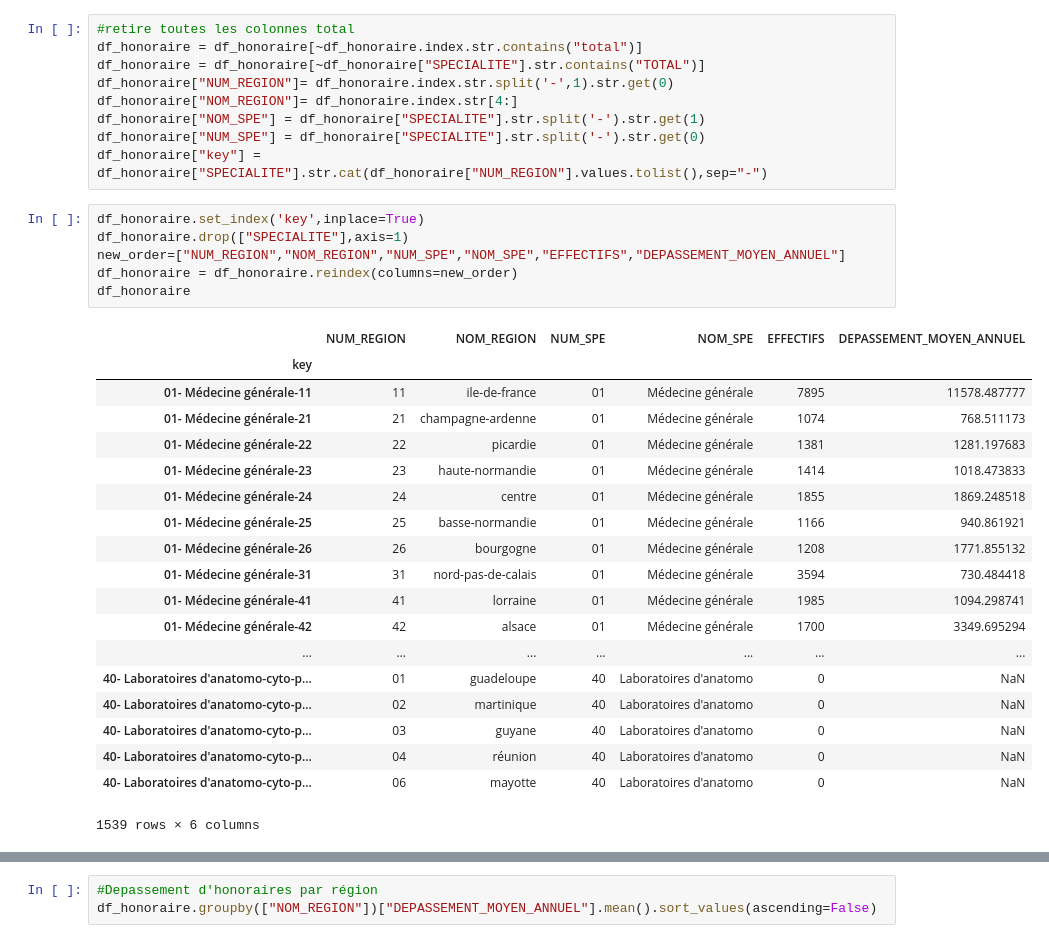
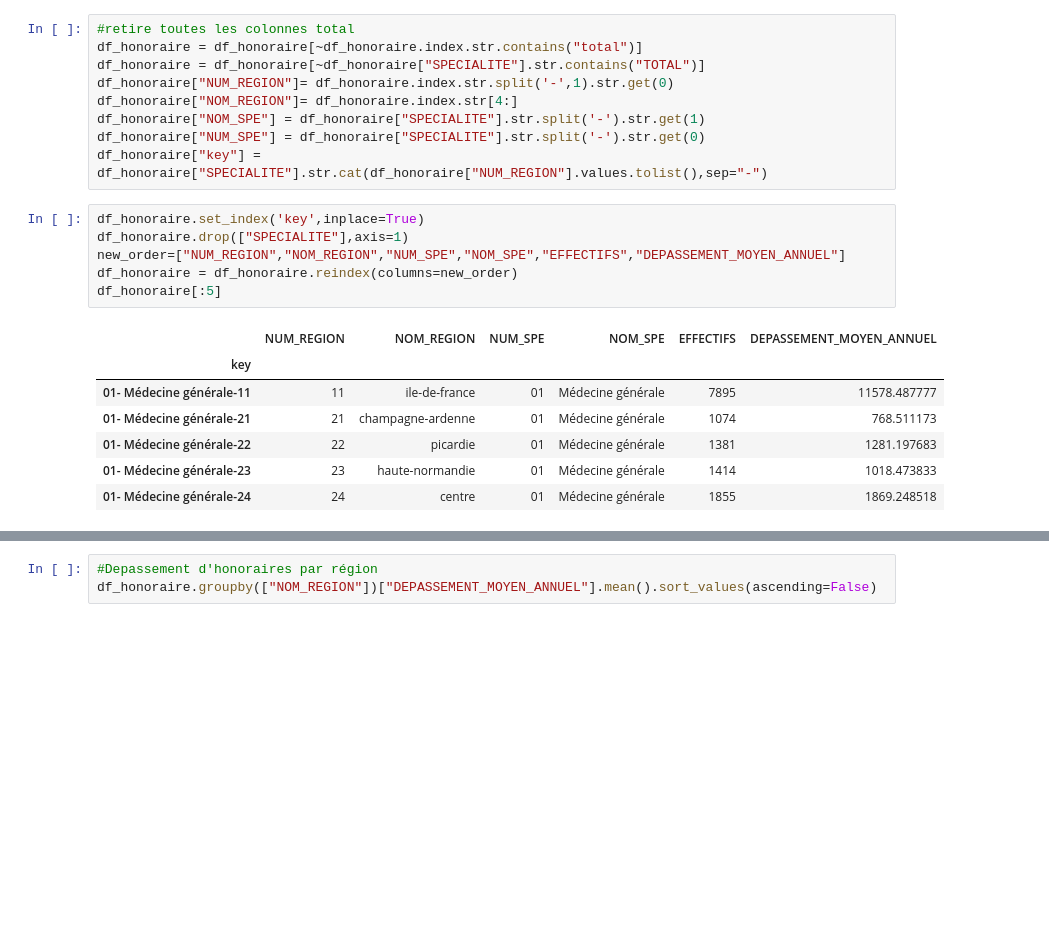
Before and after one commit to MS-BGD-2018-KIT-BIGDATA/Mehdi_Regina, a Jupyter notebook: lesson5/exo_dom_lesson5.ipynb, the cells around one changed output, grey strips where cells are left out. Cells and saved outputs as stored; diff of their text form; blank space fills up the shorter version.

```diff
--- a/lesson5/exo_dom_lesson5.ipynb
+++ b/lesson5/exo_dom_lesson5.ipynb
@@ -40,29 +40,17 @@ df_honoraire["key"] = df_honoraire["SPECIALITE"].str.cat(df_honoraire["NUM_REGIO
 # %%
 df_honoraire.set_index('key',inplace=True)
 df_honoraire.drop(["SPECIALITE"],axis=1)
 new_order=["NUM_REGION","NOM_REGION","NUM_SPE","NOM_SPE","EFFECTIFS","DEPASSEMENT_MOYEN_ANNUEL"]
 df_honoraire = df_honoraire.reindex(columns=new_order)
-df_honoraire
+df_honoraire[:5]
 # %% [output]
 |  | NUM_REGION | NOM_REGION | NUM_SPE | NOM_SPE | EFFECTIFS | DEPASSEMENT_MOYEN_ANNUEL |
 | key |  |  |  |  |  |  |
 | 01- Médecine générale-11 | 11 | ile-de-france | 01 | Médecine générale | 7895 | 11578.487777 |
 | 01- Médecine générale-21 | 21 | champagne-ardenne | 01 | Médecine générale | 1074 | 768.511173 |
 | 01- Médecine générale-22 | 22 | picardie | 01 | Médecine générale | 1381 | 1281.197683 |
 | 01- Médecine générale-23 | 23 | haute-normandie | 01 | Médecine générale | 1414 | 1018.473833 |
 | 01- Médecine générale-24 | 24 | centre | 01 | Médecine générale | 1855 | 1869.248518 |
-| 01- Médecine générale-25 | 25 | basse-normandie | 01 | Médecine générale | 1166 | 940.861921 |
-| 01- Médecine générale-26 | 26 | bourgogne | 01 | Médecine générale | 1208 | 1771.855132 |
-| 01- Médecine générale-31 | 31 | nord-pas-de-calais | 01 | Médecine générale | 3594 | 730.484418 |
-| 01- Médecine générale-41 | 41 | lorraine | 01 | Médecine générale | 1985 | 1094.298741 |
-| 01- Médecine générale-42 | 42 | alsace | 01 | Médecine générale | 1700 | 3349.695294 |
-| ... | ... | ... | ... | ... | ... | ... |
-| 40- Laboratoires d'anatomo-cyto-p... | 01 | guadeloupe | 40 | Laboratoires d'anatomo | 0 | NaN |
-| 40- Laboratoires d'anatomo-cyto-p... | 02 | martinique | 40 | Laboratoires d'anatomo | 0 | NaN |
-| 40- Laboratoires d'anatomo-cyto-p... | 03 | guyane | 40 | Laboratoires d'anatomo | 0 | NaN |
-| 40- Laboratoires d'anatomo-cyto-p... | 04 | réunion | 40 | Laboratoires d'anatomo | 0 | NaN |
-| 40- Laboratoires d'anatomo-cyto-p... | 06 | mayotte | 40 | Laboratoires d'anatomo | 0 | NaN |
-1539 rows × 6 columns
 # %%
 #drop all na values in column "depassement moyen annuel"
 df_honoraire = df_honoraire[np.isfinite(df_honoraire["DEPASSEMENT_MOYEN_ANNUEL"])]
```
Also changed, not shown: parts of 3 cells of this notebook.
